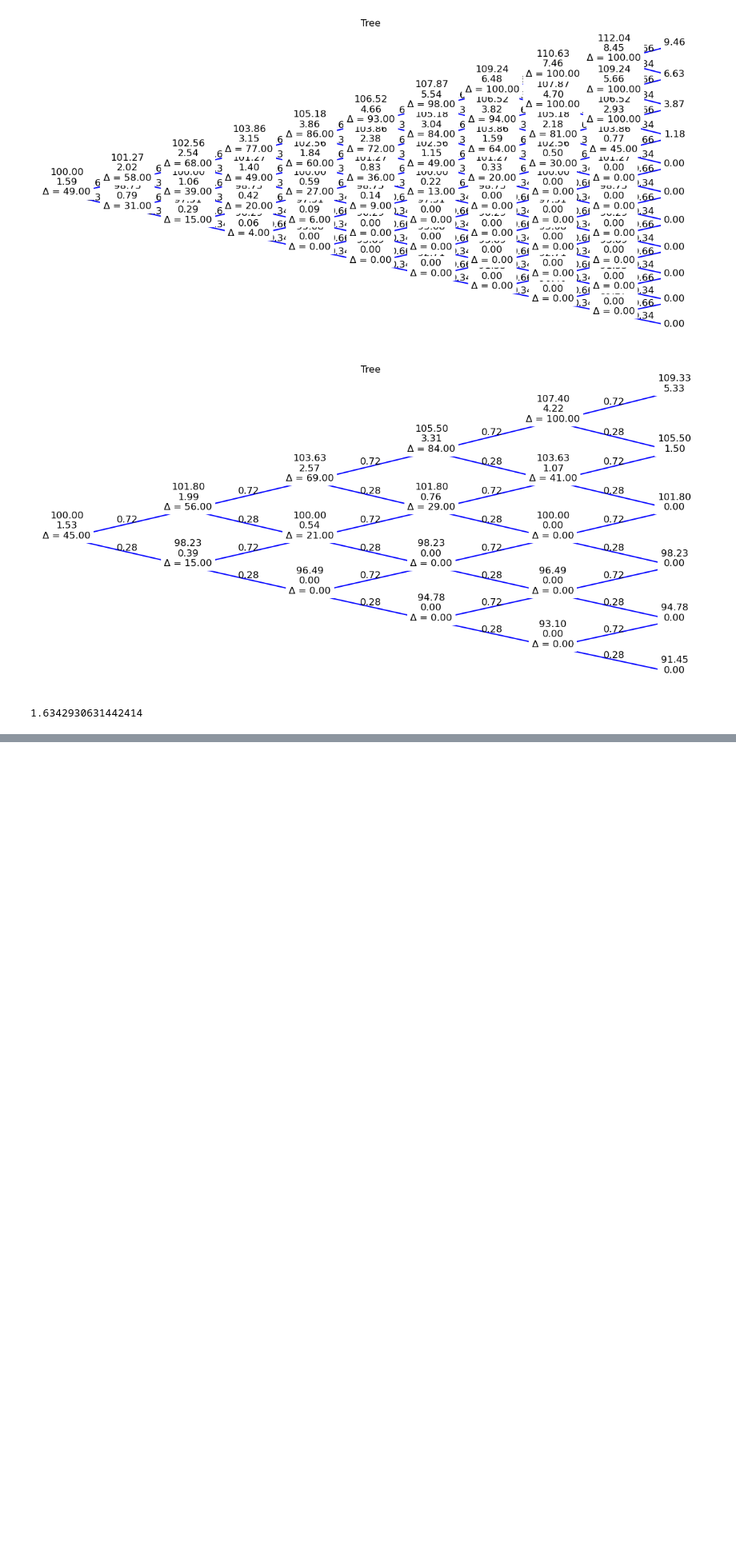
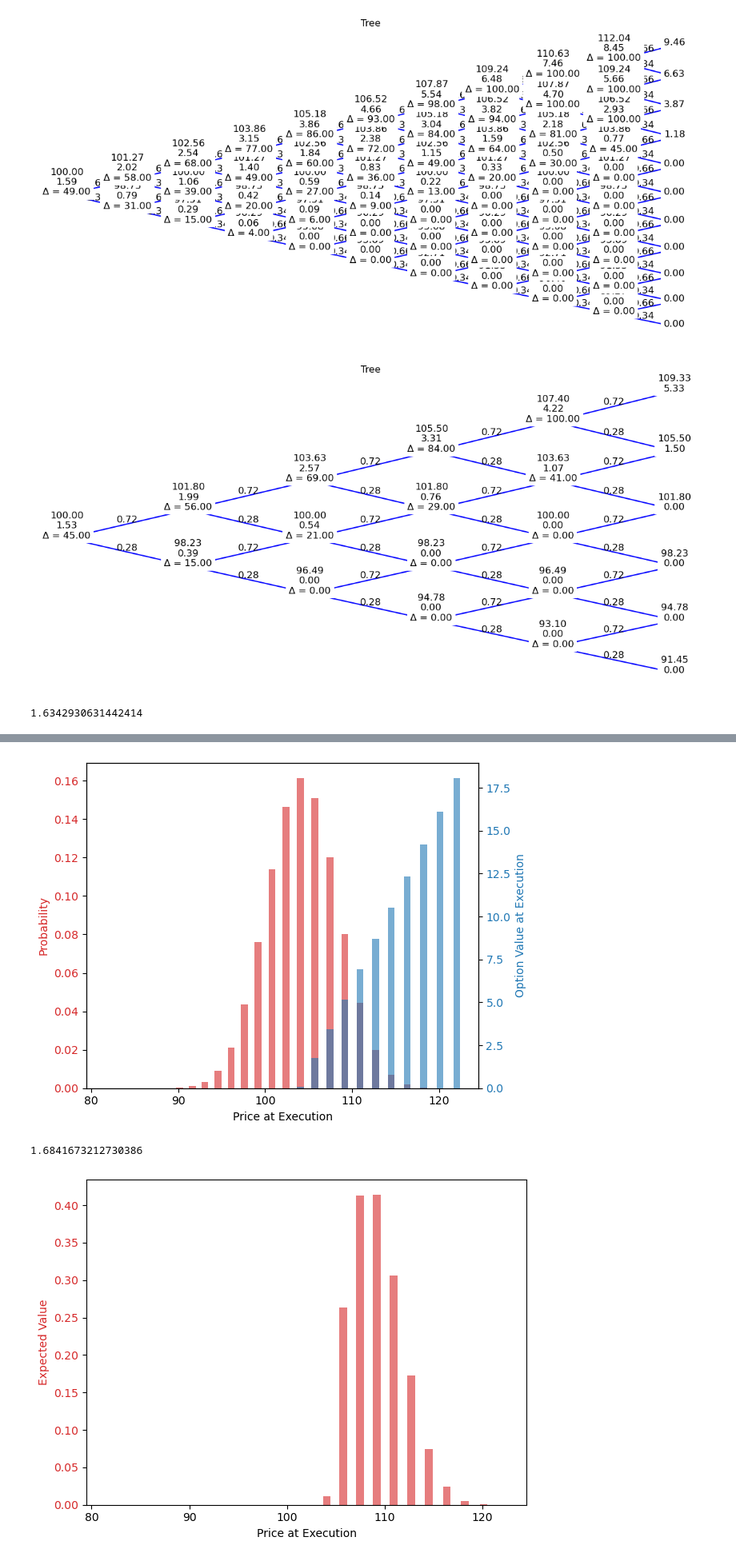
Before and after one commit to JamesRv21/Binomial-Options-Pricing-Model, a Jupyter notebook: binomialTree.ipynb, the cells around one changed output, grey strips where cells are left out. Shown at 80% size. Drawn from its saved outputs; the diff is of its cells as text; code cells hidden in the pictures; blank space fills up the shorter version.

```diff
--- a/binomialTree.ipynb
+++ b/binomialTree.ipynb
@@ -277,0 +313,37 @@ plt.show()
+# %%
+fig, ax1 = plt.subplots()
+color = 'tab:red'
+ax1.set_xlabel('Price at Execution')
+ax1.set_ylabel('Probability', color=color)
+ax1.bar(pricingTree[-1], pmf, color=color, alpha=0.6)
+ax1.tick_params(axis='y', labelcolor=color)
+
+ax2 = ax1.twinx()  # instantiate a second Axes that shares the same x-axis
+
+color = 'tab:blue'
+ax2.set_ylabel('Option Value at Execution', color=color)  # we already handled the x-label with ax1
+ax2.bar(pricingTree[-1], call_value_tree[-1], color=color, alpha=0.6)
+ax2.tick_params(axis='y', labelcolor=color)
+
+fig.tight_layout()  # otherwise the right y-label is slightly clipped
+plt.show()
+total = 0
+resultList = []
+for prob, val in zip(pmf, call_value_tree[-1]):
+    resultList.append(prob*val)
+    total += prob * val
+print(total)
+
+
+fig, ax1 = plt.subplots()
+color = 'tab:red'
+ax1.set_xlabel('Price at Execution')
+ax1.set_ylabel('Expected Value', color=color)
+ax1.bar(pricingTree[-1], resultList, color=color, alpha=0.6)
+ax1.tick_params(axis='y', labelcolor=color)
+fig.tight_layout()  # otherwise the right y-label is slightly clipped
+plt.show()
+# %% [output]
+[figure, added]
+1.6841673212730386
+[figure, added]
```
Also changed, not shown: parts of 6 cells of this notebook.
